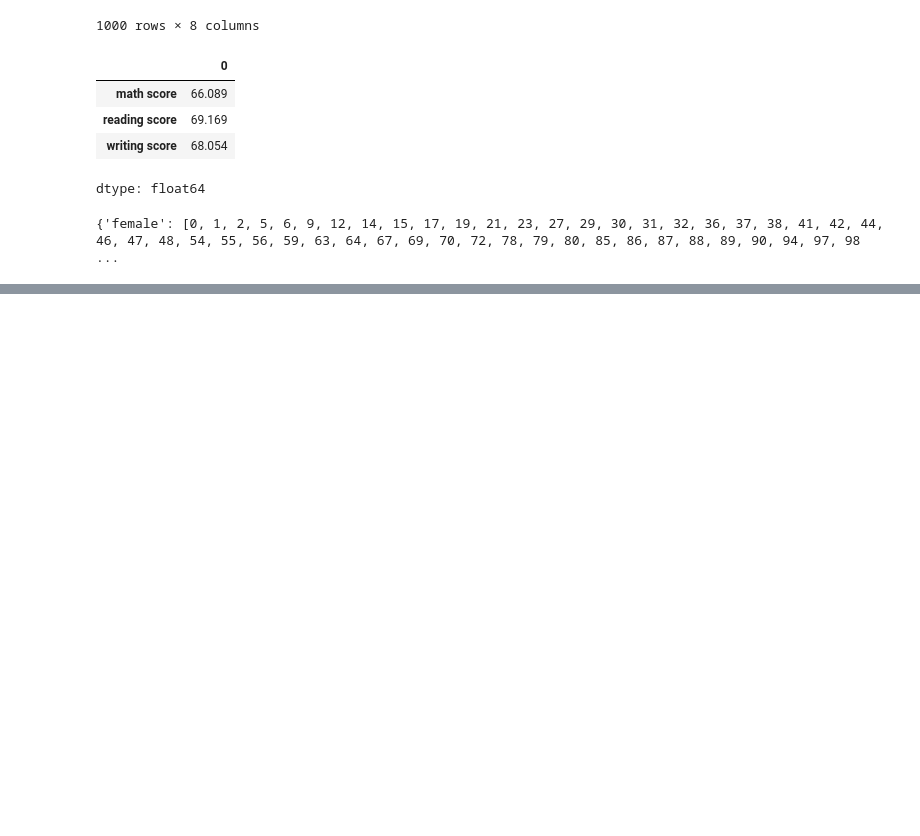
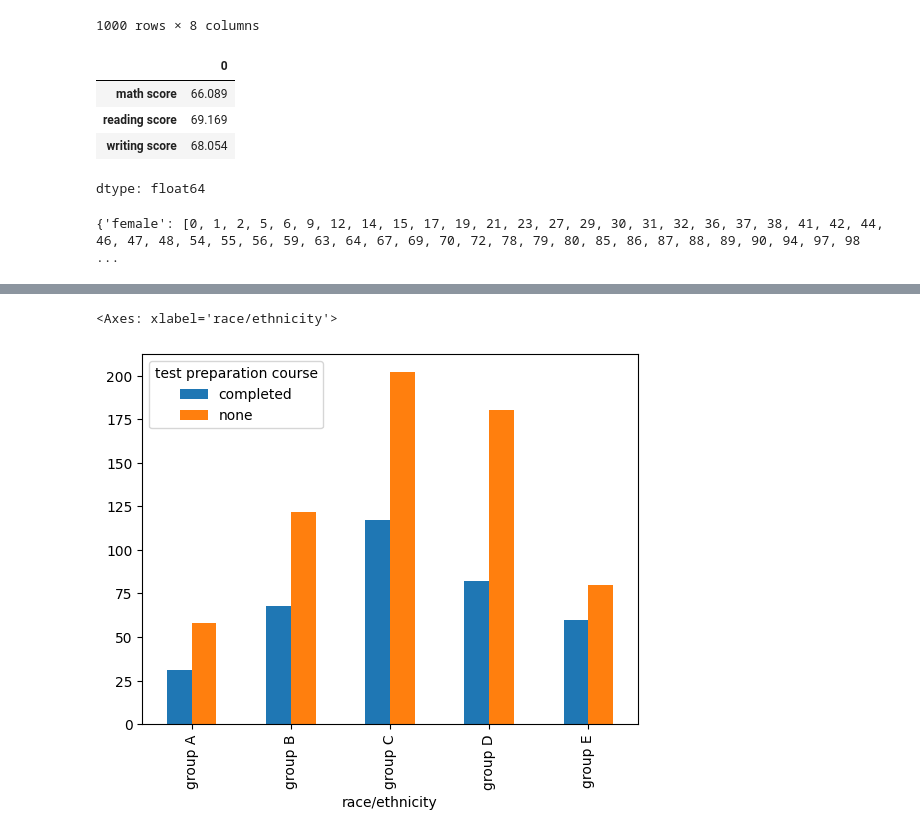
Before and after one commit to lokeshudalkar/Data_Science, a Jupyter notebook: Student_performance_descriptive_states_visualisation.ipynb, the cells around one changed output, grey strips where cells are left out. Saved outputs shown, nothing was run; the diff lists cells and outputs as text; code cells hidden in the pictures; blank space fills up the shorter version.

```diff
--- a/Student_performance_descriptive_states_visualisation.ipynb
+++ b/Student_performance_descriptive_states_visualisation.ipynb
@@ -417,0 +494,5 @@ df1.groups
+# %%
+pd.crosstab(student["race/ethnicity"] , student["test preparation course"]).plot(kind = 'bar')
+# %% [output]
+<Axes: xlabel='race/ethnicity'>
+[figure, added]
```
Also changed, not shown: parts of 32 cells of this notebook.
